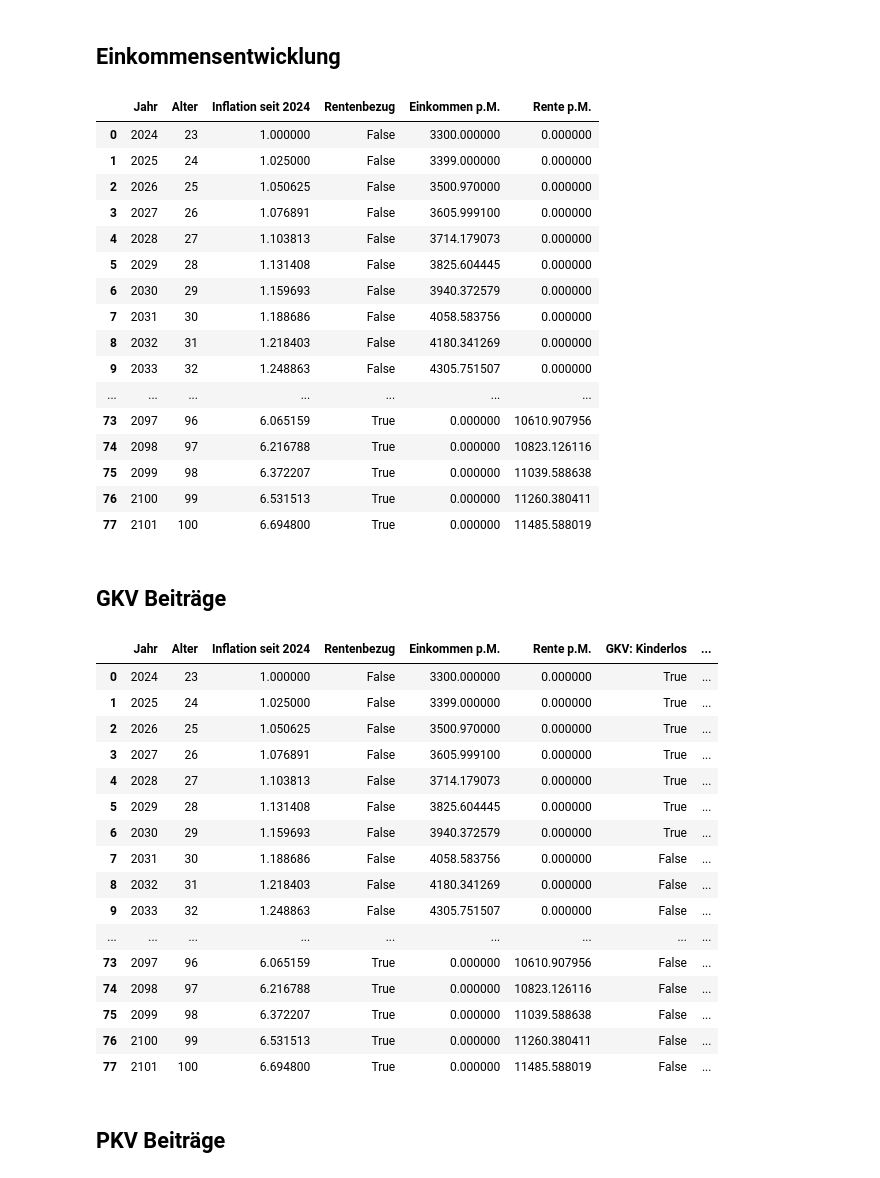
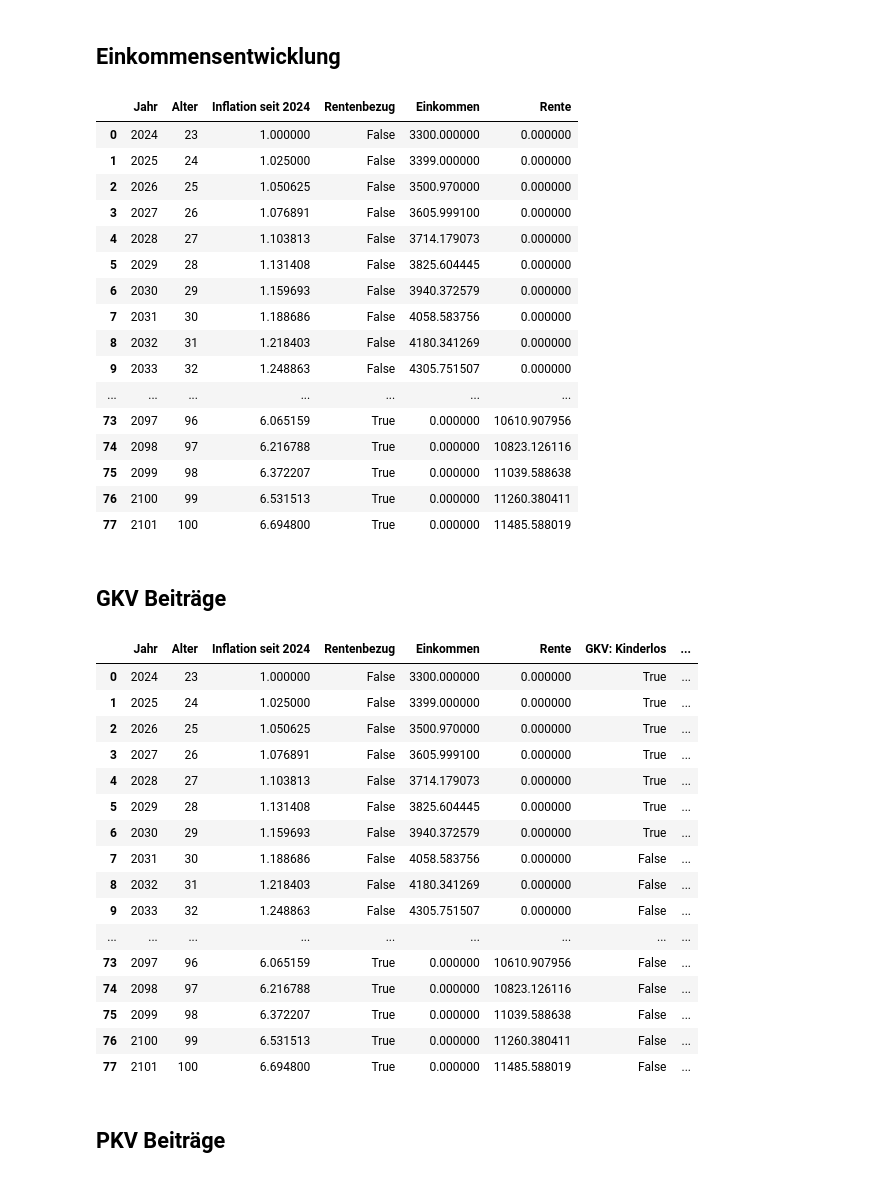
Before and after one commit to maxileith/pkv-kosten, a Jupyter notebook: notebook.ipynb, the cells around one changed output. Saved outputs shown, nothing was run; the diff lists cells and outputs as text; code cells hidden in the pictures.

```diff
--- a/notebook.ipynb
+++ b/notebook.ipynb
@@ -163,16 +163,16 @@ durchschnittliche_ansetzbarkeit
 # %%
 df = pd.DataFrame()
 
 df['Jahr'] = np.arange(JAHR, JAHR - EINTRITTSALTER + ENDALTER + 1)
 df['Alter'] = np.arange(EINTRITTSALTER, ENDALTER + 1)
 df[f'Inflation seit {JAHR}'] = np.power(1 + INFLATIONSRATE, df['Jahr'] - JAHR)
 df['Rentenbezug'] = df['Alter'] >= RENTENEINTRITTSALTER
-df['Einkommen p.M.'] = NETTOEINKOMMEN * np.power(1 + EINKOMMENSENTWICKLUNG, df['Alter'] - EINTRITTSALTER) * (1 - df['Rentenbezug'])
-df['Rente p.M.'] = RENTENANSPRUCH * np.power(1 + RENTENENTWICKLUNG, df['Alter'] - EINTRITTSALTER) * df['Rentenbezug']
+df['Einkommen'] = NETTOEINKOMMEN * np.power(1 + EINKOMMENSENTWICKLUNG, df['Alter'] - EINTRITTSALTER) * (1 - df['Rentenbezug'])
+df['Rente'] = RENTENANSPRUCH * np.power(1 + RENTENENTWICKLUNG, df['Alter'] - EINTRITTSALTER) * df['Rentenbezug']
 
 df
 # %% [output]
-|  | Jahr | Alter | Inflation seit 2024 | Rentenbezug | Einkommen p.M. | Rente p.M. |
+|  | Jahr | Alter | Inflation seit 2024 | Rentenbezug | Einkommen | Rente |
 | 0 | 2024 | 23 | 1.000000 | False | 3300.000000 | 0.000000 |
 | 1 | 2025 | 24 | 1.025000 | False | 3399.000000 | 0.000000 |
 | 2 | 2026 | 25 | 1.050625 | False | 3500.970000 | 0.000000 |
@@ -207,23 +207,23 @@ df['GKV: Kinderlos'] = df['Alter'] < alter_wenn_erstes_kind
 df[f'GKV: Kinder bis {GKV_PV_KINDER_ABSCHLAG_BIS} Jahre'] = anzahl_kinder_pv_relevant.astype(int)
 df[f'GKV: Kinder bis {GKV_PV_KINDER_ABSCHLAG_BIS} Jahre PV Abschlag'] = df[f'GKV: Kinder bis {GKV_PV_KINDER_ABSCHLAG_BIS} Jahre'].map(GKV_PV_KINDER_ABSCHLAG_STAFFELUNG).fillna(0)
 
-df['GKV: Beitragsbemessungsgrenze p.M.'] = GKV_BEITRAGSBEMESSUNGSGRENZE * np.power(1 + GKV_BEITRAGSBEMESSUNGSGRENZE_STEIGERUNG, df['Alter'] - EINTRITTSALTER)
+df['GKV: Beitragsbemessungsgrenze'] = GKV_BEITRAGSBEMESSUNGSGRENZE * np.power(1 + GKV_BEITRAGSBEMESSUNGSGRENZE_STEIGERUNG, df['Alter'] - EINTRITTSALTER)
 
-df['GKV: Beitrag inkl. AG Anteil p.M.'] = df['GKV: Beitragsbemessungsgrenze p.M.'] * GKV_GESAMTBEITRAG_INKL_AG * (1 - df['Rentenbezug'])
-df['GKV: PV Beitrag inkl. AG Anteil p.M.'] = df['GKV: Beitragsbemessungsgrenze p.M.'] * (GKV_PV_BEITRAG * (1 - GKV_PV_ANTEIL_ARBEITGEBER) + GKV_PV_KINDERLOSENZUSCHLAG * df['GKV: Kinderlos'] - df[f'GKV: Kinder bis {GKV_PV_KINDER_ABSCHLAG_BIS} Jahre PV Abschlag']) * (1 - df['Rentenbezug'])
-df['GKV: Gesamt Beitrag inkl. AG Anteil p.M.'] = df['GKV: Beitrag inkl. AG Anteil p.M.'] + df['GKV: PV Beitrag inkl. AG Anteil p.M.']
+df['GKV: Beitrag inkl. AG Anteil'] = df['GKV: Beitragsbemessungsgrenze'] * GKV_GESAMTBEITRAG_INKL_AG * (1 - df['Rentenbezug'])
+df['GKV: PV Beitrag inkl. AG Anteil'] = df['GKV: Beitragsbemessungsgrenze'] * (GKV_PV_BEITRAG * (1 - GKV_PV_ANTEIL_ARBEITGEBER) + GKV_PV_KINDERLOSENZUSCHLAG * df['GKV: Kinderlos'] - df[f'GKV: Kinder bis {GKV_PV_KINDER_ABSCHLAG_BIS} Jahre PV Abschlag']) * (1 - df['Rentenbezug'])
+df['GKV: Gesamt Beitrag inkl. AG Anteil'] = df['GKV: Beitrag inkl. AG Anteil'] + df['GKV: PV Beitrag inkl. AG Anteil']
 
-df['GKV: Beitrag Rente inkl. RV Anteil p.M.'] = np.minimum(df['Rente p.M.'], df['GKV: Beitragsbemessungsgrenze p.M.']) * GKV_GESAMTBEITRAG_INKL_RV * df['Rentenbezug']
-df['GKV: PV Beitrag Rente p.M.'] = np.minimum(df['Rente p.M.'], df['GKV: Beitragsbemessungsgrenze p.M.']) * (GKV_PV_BEITRAG + GKV_PV_KINDERLOSENZUSCHLAG * df['GKV: Kinderlos'] - df[f'GKV: Kinder bis {GKV_PV_KINDER_ABSCHLAG_BIS} Jahre PV Abschlag']) * df['Rentenbezug']
-df['GKV: Gesamt Beitrag Rente inkl. RV Anteil p.M.'] = df['GKV: Beitrag Rente inkl. RV Anteil p.M.'] + df['GKV: PV Beitrag Rente p.M.']
+df['GKV: Beitrag Rente inkl. RV Anteil'] = np.minimum(df['Rente'], df['GKV: Beitragsbemessungsgrenze']) * GKV_GESAMTBEITRAG_INKL_RV * df['Rentenbezug']
+df['GKV: PV Beitrag Rente'] = np.minimum(df['Rente'], df['GKV: Beitragsbemessungsgrenze']) * (GKV_PV_BEITRAG + GKV_PV_KINDERLOSENZUSCHLAG * df['GKV: Kinderlos'] - df[f'GKV: Kinder bis {GKV_PV_KINDER_ABSCHLAG_BIS} Jahre PV Abschlag']) * df['Rentenbezug']
+df['GKV: Gesamt Beitrag Rente inkl. RV Anteil'] = df['GKV: Beitrag Rente inkl. RV Anteil'] + df['GKV: PV Beitrag Rente']
 
-df['GKV: Beitrag inkl. Zuschüsse exkl. LS'] = np.where(df['Rentenbezug'], df['GKV: Gesamt Beitrag Rente inkl. RV Anteil p.M.'], df['GKV: Gesamt Beitrag inkl. AG Anteil p.M.'])
+df['GKV: Beitrag inkl. Zuschüsse exkl. LS'] = np.where(df['Rentenbezug'], df['GKV: Gesamt Beitrag Rente inkl. RV Anteil'], df['GKV: Gesamt Beitrag inkl. AG Anteil'])
 df['GKV: Steuererstattung'] = df['GKV: Beitrag inkl. Zuschüsse exkl. LS'] * STEUERLAST
 df['GKV: Beitrag inkl. Zuschüsse inkl. LS'] = df['GKV: Beitrag inkl. Zuschüsse exkl. LS'] - df['GKV: Steuererstattung']
 
 df
 # %% [output]
-|  | Jahr | Alter | Inflation seit 2024 | Rentenbezug | Einkommen p.M. | Rente p.M. | GKV: Kinderlos | ... |
+|  | Jahr | Alter | Inflation seit 2024 | Rentenbezug | Einkommen | Rente | GKV: Kinderlos | ... |
 | 0 | 2024 | 23 | 1.000000 | False | 3300.000000 | 0.000000 | True | ... |
 | 1 | 2025 | 24 | 1.025000 | False | 3399.000000 | 0.000000 | True | ... |
 | 2 | 2026 | 25 | 1.050625 | False | 3500.970000 | 0.000000 | True | ... |
```
Also changed, not shown: parts of 4 cells of this notebook.
